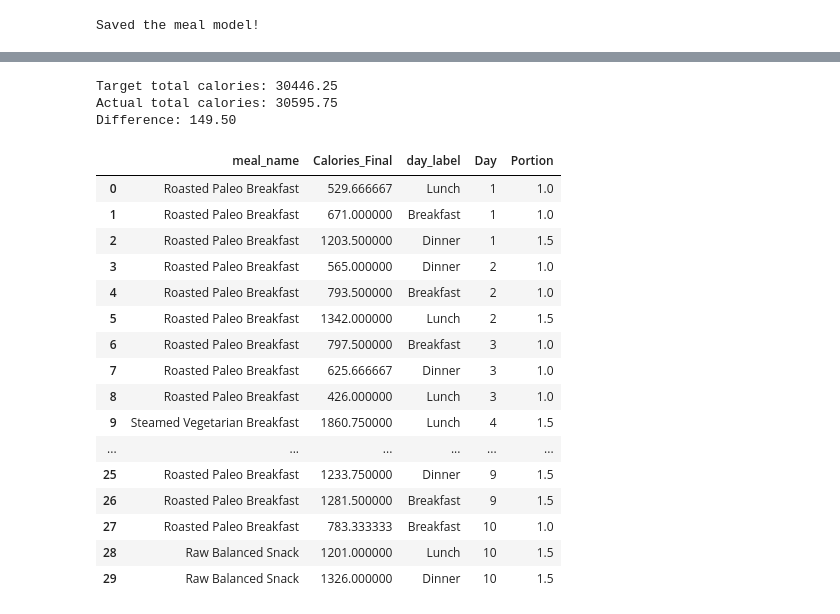
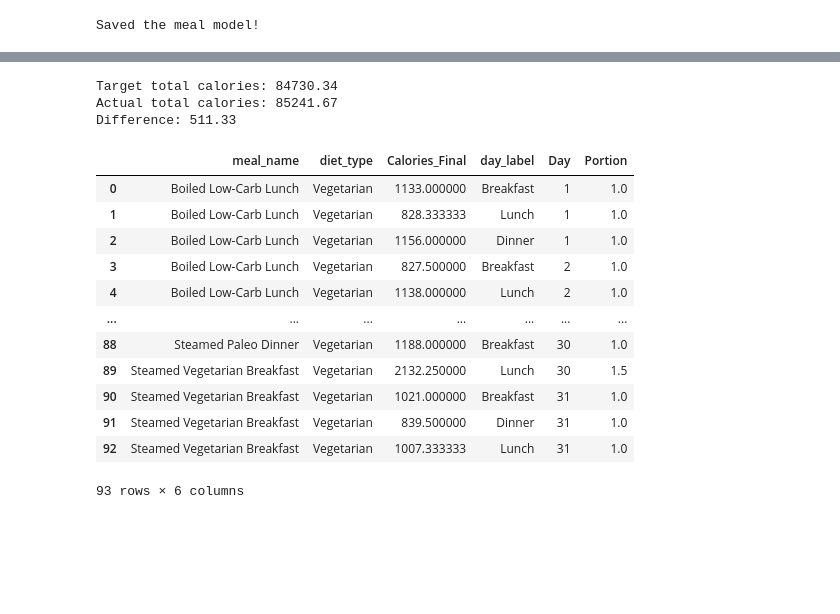
Before and after one commit to Aigerim05/Personalized-Workout-Nutrition-plans-generation-, a Jupyter notebook: Test_Meal_model.ipynb, the cells around one changed output, grey strips where cells are left out. Saved outputs shown, nothing was run; the diff lists cells and outputs as text; code cells hidden in the pictures; blank space fills up the shorter version.

Commit message:
combined plan, diet type

```diff
--- a/Test_Meal_model.ipynb
+++ b/Test_Meal_model.ipynb
@@ -375,6 +375,7 @@ def adjust_portions_per_meal(
 TOP_N = 100
 candidates = (
     meal_predict
+    [meal_predict["diet_type"] == user['diet_type'].iloc[0]]
     .sort_values("meal_score", ascending=False)
     .head(TOP_N)
     .reset_index(drop=True)
@@ -498,51 +499,47 @@ final_plan["Portion"] = 1.0
 
 day_names = ["Breakfast", "Lunch", "Dinner", "Snack"]
 
 rows = []
 idx = 0
 
 for day in range(1, goal_days + 1):
     day_meals = final_plan.iloc[idx:idx + meals_per_day].copy()
 
     if len(day_meals) < meals_per_day:
         extra = final_plan.iloc[:meals_per_day - len(day_meals)]
         day_meals = pd.concat([day_meals, extra])
 
     day_meals["Day"] = day
     day_meals["day_label"] = day_names[:meals_per_day]
 
     rows.append(day_meals)
     idx += meals_per_day
 
 meal_plan_df = pd.concat(rows, ignore_index=True)
 meal_plan_df = adjust_portions_per_meal(
     meal_plan_df,
     target_calories=target_food
 )
 
 meal_plan_df = meal_plan_df.sort_values("Day").reset_index(drop=True)
 print(f"Target total calories: {target_food:.2f}")
 print(f"Actual total calories: {meal_plan_df['Calories_Final'].sum():.2f}")
 print(f"Difference: {meal_plan_df['Calories_Final'].sum() - target_food:.2f}")
-display(meal_plan_df[["meal_name", "Calories_Final", "day_label", "Day", "Portion"]])
+display(meal_plan_df[["meal_name", "diet_type", "Calories_Final", "day_label", "Day", "Portion"]])
 # %% [output]
-Target total calories: 30446.25
-Actual total calories: 30595.75
-Difference: 149.50
+Target total calories: 84730.34
+Actual total calories: 85241.67
+Difference: 511.33
-|  | meal_name | Calories_Final | day_label | Day | Portion |
-| 0 | Roasted Paleo Breakfast | 529.666667 | Lunch | 1 | 1.0 |
-| 1 | Roasted Paleo Breakfast | 671.000000 | Breakfast | 1 | 1.0 |
-| 2 | Roasted Paleo Breakfast | 1203.500000 | Dinner | 1 | 1.5 |
-| 3 | Roasted Paleo Breakfast | 565.000000 | Dinner | 2 | 1.0 |
-| 4 | Roasted Paleo Breakfast | 793.500000 | Breakfast | 2 | 1.0 |
-| 5 | Roasted Paleo Breakfast | 1342.000000 | Lunch | 2 | 1.5 |
-| 6 | Roasted Paleo Breakfast | 797.500000 | Breakfast | 3 | 1.0 |
-| 7 | Roasted Paleo Breakfast | 625.666667 | Dinner | 3 | 1.0 |
-| 8 | Roasted Paleo Breakfast | 426.000000 | Lunch | 3 | 1.0 |
-| 9 | Steamed Vegetarian Breakfast | 1860.750000 | Lunch | 4 | 1.5 |
-| ... | ... | ... | ... | ... | ... |
-| 25 | Roasted Paleo Breakfast | 1233.750000 | Dinner | 9 | 1.5 |
-| 26 | Roasted Paleo Breakfast | 1281.500000 | Breakfast | 9 | 1.5 |
-| 27 | Roasted Paleo Breakfast | 783.333333 | Breakfast | 10 | 1.0 |
-| 28 | Raw Balanced Snack | 1201.000000 | Lunch | 10 | 1.5 |
-| 29 | Raw Balanced Snack | 1326.000000 | Dinner | 10 | 1.5 |
+|  | meal_name | diet_type | Calories_Final | day_label | Day | Portion |
+| 0 | Boiled Low-Carb Lunch | Vegetarian | 1133.000000 | Breakfast | 1 | 1.0 |
+| 1 | Boiled Low-Carb Lunch | Vegetarian | 828.333333 | Lunch | 1 | 1.0 |
+| 2 | Boiled Low-Carb Lunch | Vegetarian | 1156.000000 | Dinner | 1 | 1.0 |
+| 3 | Boiled Low-Carb Lunch | Vegetarian | 827.500000 | Breakfast | 2 | 1.0 |
+| 4 | Boiled Low-Carb Lunch | Vegetarian | 1138.000000 | Lunch | 2 | 1.0 |
+| ... | ... | ... | ... | ... | ... | ... |
+| 88 | Steamed Paleo Dinner | Vegetarian | 1188.000000 | Breakfast | 30 | 1.0 |
+| 89 | Steamed Vegetarian Breakfast | Vegetarian | 2132.250000 | Lunch | 30 | 1.5 |
+| 90 | Steamed Vegetarian Breakfast | Vegetarian | 1021.000000 | Breakfast | 31 | 1.0 |
+| 91 | Steamed Vegetarian Breakfast | Vegetarian | 839.500000 | Dinner | 31 | 1.0 |
+| 92 | Steamed Vegetarian Breakfast | Vegetarian | 1007.333333 | Lunch | 31 | 1.0 |
+93 rows × 6 columns
```
Also changed, not shown: parts of 14 cells of this notebook, 13 other files.
